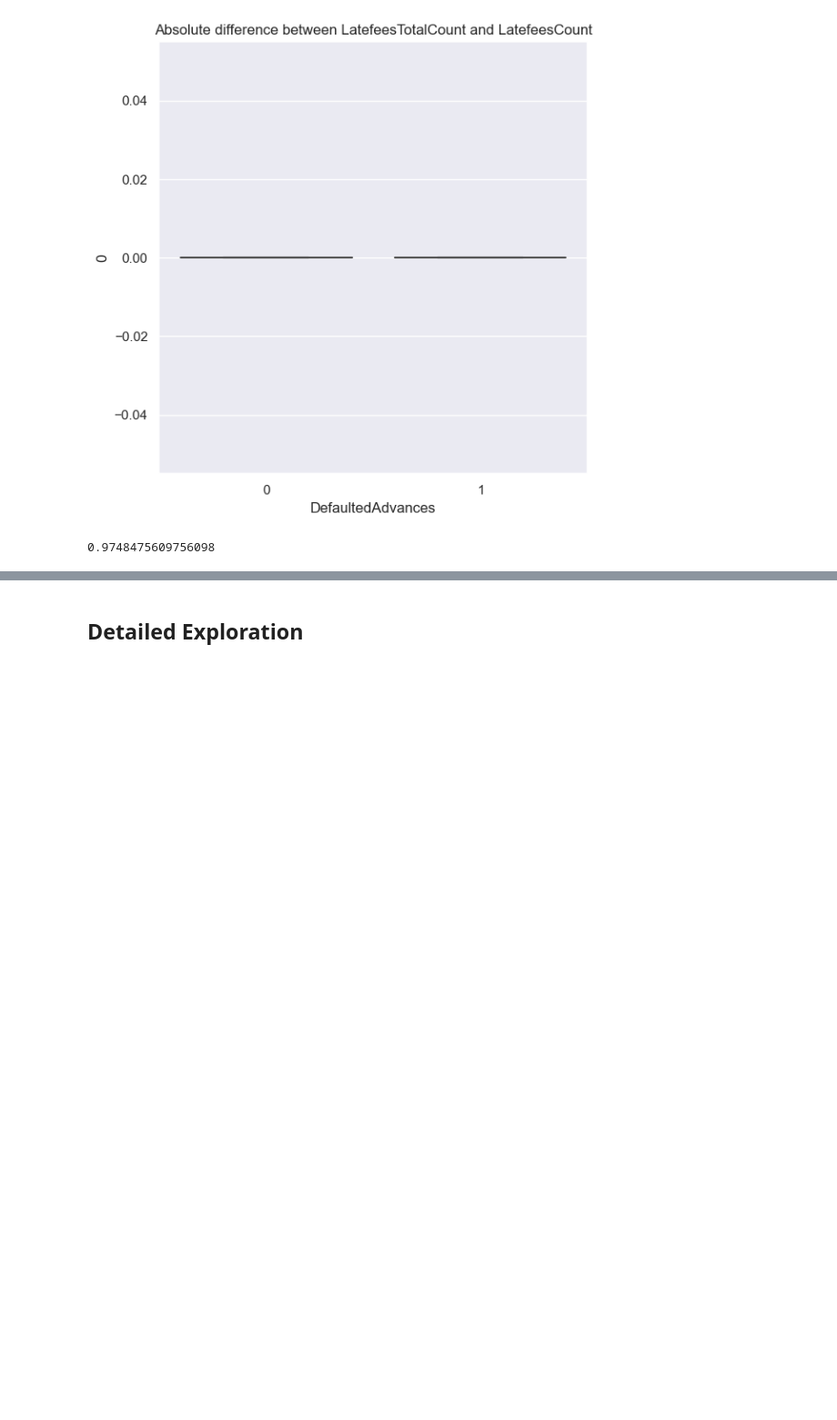
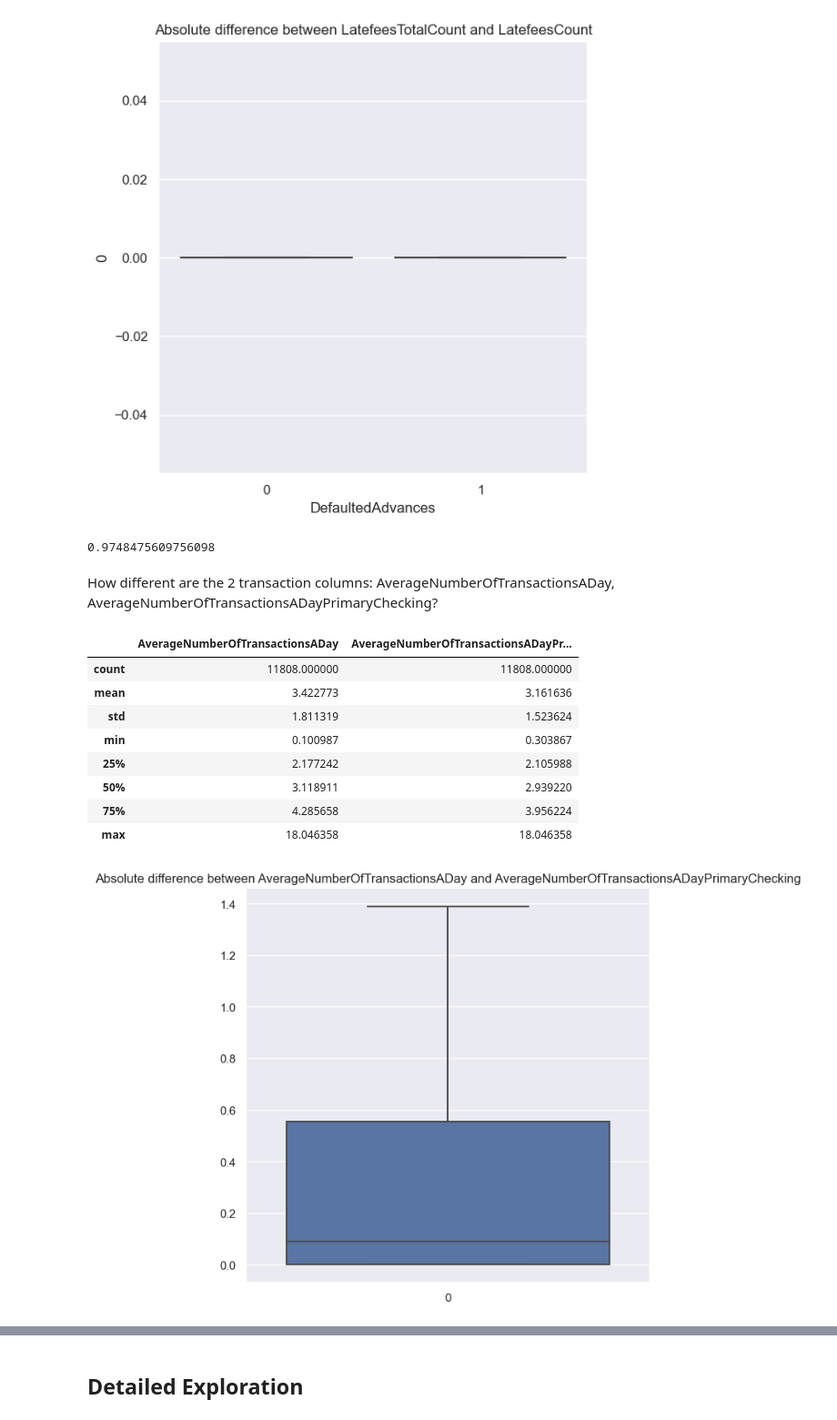
Before and after one commit to scunden/empower-th, a Jupyter notebook: notebooks/0-initial-exploration.ipynb, the cells around one changed output, grey strips where cells are left out. Shown at 91% size. Saved outputs shown, nothing was run; the diff lists cells and outputs as text; code cells hidden in the pictures; blank space fills up the shorter version.

```diff
--- a/notebooks/0-initial-exploration.ipynb
+++ b/notebooks/0-initial-exploration.ipynb
@@ -249,3 +249,19 @@ visualize_difference(cols)
 df.loc[df['LatefeesTotalCount'] == df['LatefeesCount']].shape[0]/df.shape[0]
 # %% [output]
 0.9748475609756098
+# %% [markdown]
+How different are the 2 transaction columns: AverageNumberOfTransactionsADay, AverageNumberOfTransactionsADayPrimaryChecking?
+# %%
+cols = ['AverageNumberOfTransactionsADay', 'AverageNumberOfTransactionsADayPrimaryChecking', ]
+visualize_difference(cols)
+# %% [output]
+|  | AverageNumberOfTransactionsADay | AverageNumberOfTransactionsADayPr... |
+| count | 11808.000000 | 11808.000000 |
+| mean | 3.422773 | 3.161636 |
+| std | 1.811319 | 1.523624 |
+| min | 0.100987 | 0.303867 |
+| 25% | 2.177242 | 2.105988 |
+| 50% | 3.118911 | 2.939220 |
+| 75% | 4.285658 | 3.956224 |
+| max | 18.046358 | 18.046358 |
+[figure, added]
```
Also changed, not shown: parts of 5 cells of this notebook, 1 other file.
